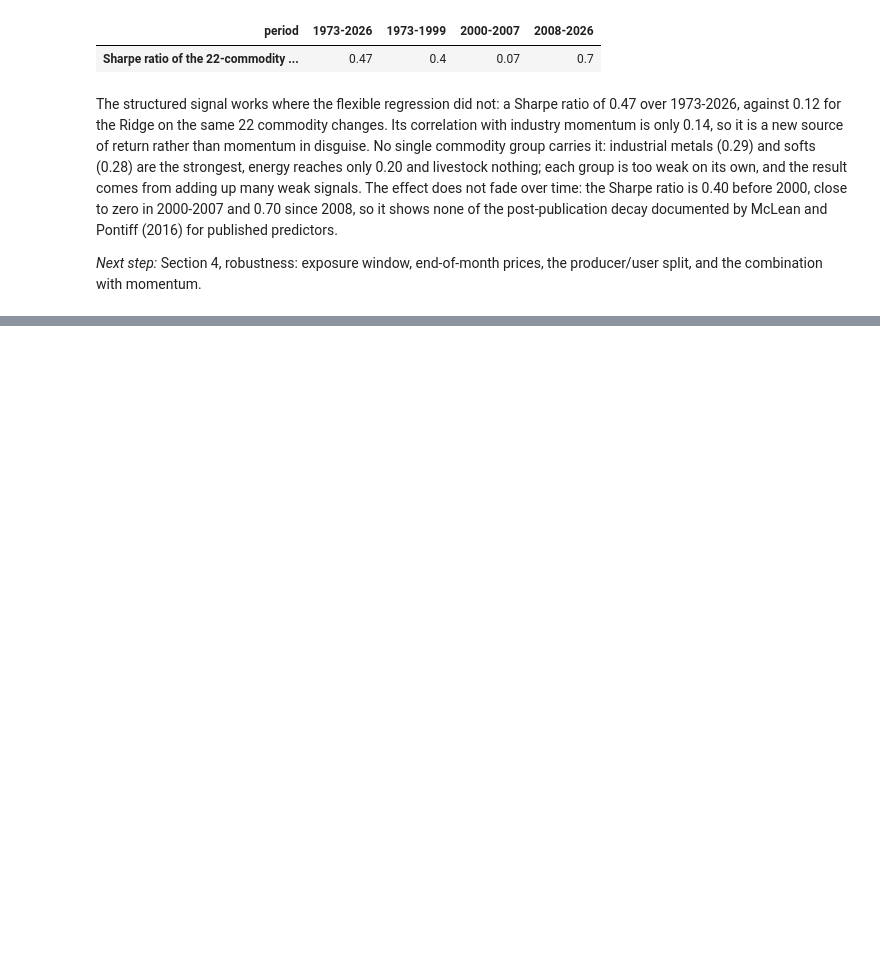
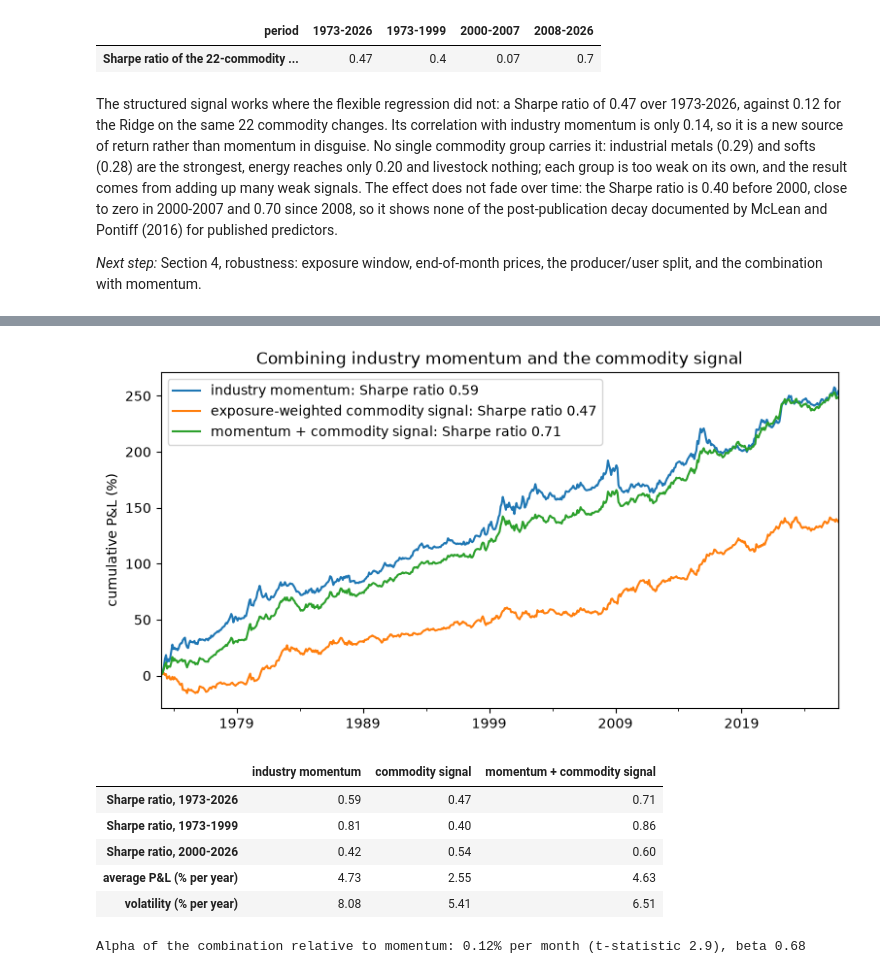
Before and after one commit to SelimLali/Machine_Learning_Trading, a Jupyter notebook: commodities_lead_industries.ipynb, the cells around one changed output, grey strips where cells are left out. Cells and saved outputs as stored; diff of their text form; code cells hidden in the pictures; blank space fills up the shorter version.

```diff
--- a/commodities_lead_industries.ipynb
+++ b/commodities_lead_industries.ipynb
@@ -639,0 +727,36 @@ The structured signal works where the flexible regression did not: a Sharpe rati
+# %%
+def zscore(predictions):
+    """Cross-sectional z-score, month by month: puts two forecasts on the same scale before adding them."""
+    return predictions.sub(predictions.mean(axis=1), axis=0).div(predictions.std(axis=1), axis=0)
+
+
+# Equal-weight combination of the two forecasts
+combined_prediction = zscore(momentum_prediction) + zscore(signal)
+pnl_combined = backtest(combined_prediction, industry_returns).rename("momentum + commodity signal")
+
+plot_pnl({"industry momentum": pnl_momentum, "exposure-weighted commodity signal": pnl_signal,
+          "momentum + commodity signal": pnl_combined},
+         "Combining industry momentum and the commodity signal")
+
+summary = pd.DataFrame({name: {"Sharpe ratio, 1973-2026": sharpe_ratio(pnl),
+                               "Sharpe ratio, 1973-1999": sharpe_ratio(pnl.loc[:"1999"]),
+                               "Sharpe ratio, 2000-2026": sharpe_ratio(pnl.loc["2000":]),
+                               "average P&L (% per year)": 12 * pnl.mean(),
+                               "volatility (% per year)": np.sqrt(12) * pnl.std()}
+                        for name, pnl in {"industry momentum": pnl_momentum, "commodity signal": pnl_signal,
+                                          "momentum + commodity signal": pnl_combined}.items()})
+display(summary.round(2))
+
+# Regression of the combination's P&L on the momentum P&L: the intercept (alpha) is what momentum does not explain
+fit = linregress(pnl_momentum, pnl_combined)
+print(f"Alpha of the combination relative to momentum: {fit.intercept:.2f}% per month "
+      f"(t-statistic {fit.intercept / fit.intercept_stderr:.1f}), beta {fit.slope:.2f}")
+# %% [output]
+[figure, added]
+|  | industry momentum | commodity signal | momentum + commodity signal |
+| Sharpe ratio, 1973-2026 | 0.59 | 0.47 | 0.71 |
+| Sharpe ratio, 1973-1999 | 0.81 | 0.40 | 0.86 |
+| Sharpe ratio, 2000-2026 | 0.42 | 0.54 | 0.60 |
+| average P&L (% per year) | 4.73 | 2.55 | 4.63 |
+| volatility (% per year) | 8.08 | 5.41 | 6.51 |
+Alpha of the combination relative to momentum: 0.12% per month (t-statistic 2.9), beta 0.68
```
Also changed, not shown: parts of 14 cells of this notebook.
